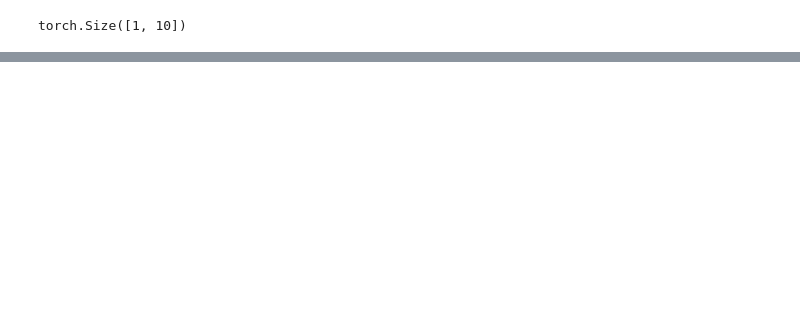
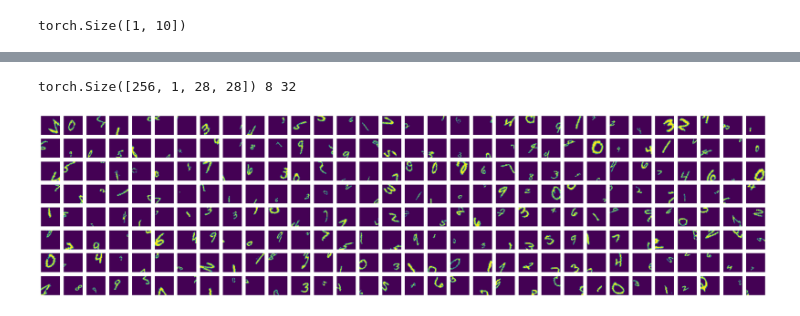
Before and after one commit to QuwsarOhi/mnist-web, a Jupyter notebook: notebooks/model.ipynb, the cells around one changed output, grey strips where cells are left out. Cells and saved outputs as stored; diff of their text form; code cells hidden in the pictures; blank space fills up the shorter version.

```diff
--- a/notebooks/model.ipynb
+++ b/notebooks/model.ipynb
@@ -222,0 +218,26 @@ Best accuracy: 0.9065
+# %%
+import matplotlib.pyplot as plt
+
+def plot_grid(batch_image):
+    n_plots = batch_image.shape[0]
+    rows = 8
+    cols = n_plots // rows
+    plt.figure(figsize=(cols, rows))
+    print(batch_image.shape, rows, cols)
+
+    for i, img in enumerate(batch_image):
+        plt.subplot(rows, cols, i+1)
+        plt.imshow(img.permute(1, 2, 0).cpu().numpy())
+        plt.axis('off')
+
+    #plt.subplots_adjust(wspace=-.8, hspace=0)
+    plt.show()
+
+for x, y in train_loader:
+    a = x
+    break
+
+plot_grid(a)
+# %% [output]
+torch.Size([256, 1, 28, 28]) 8 32
+[figure, added]
```
Also changed, not shown: parts of 3 cells of this notebook, 8 other files.
